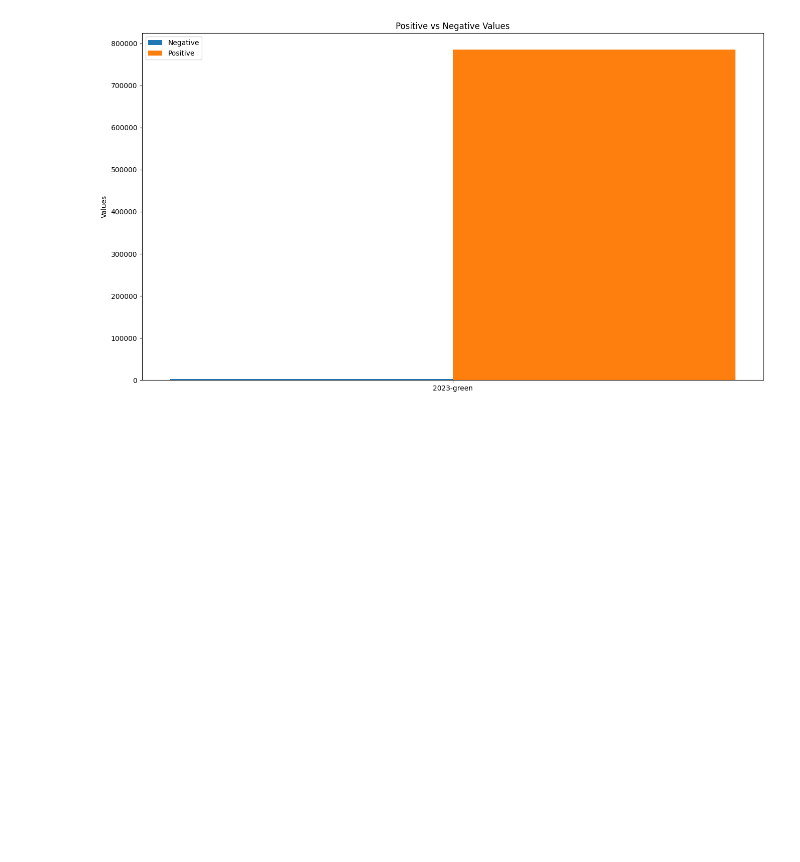
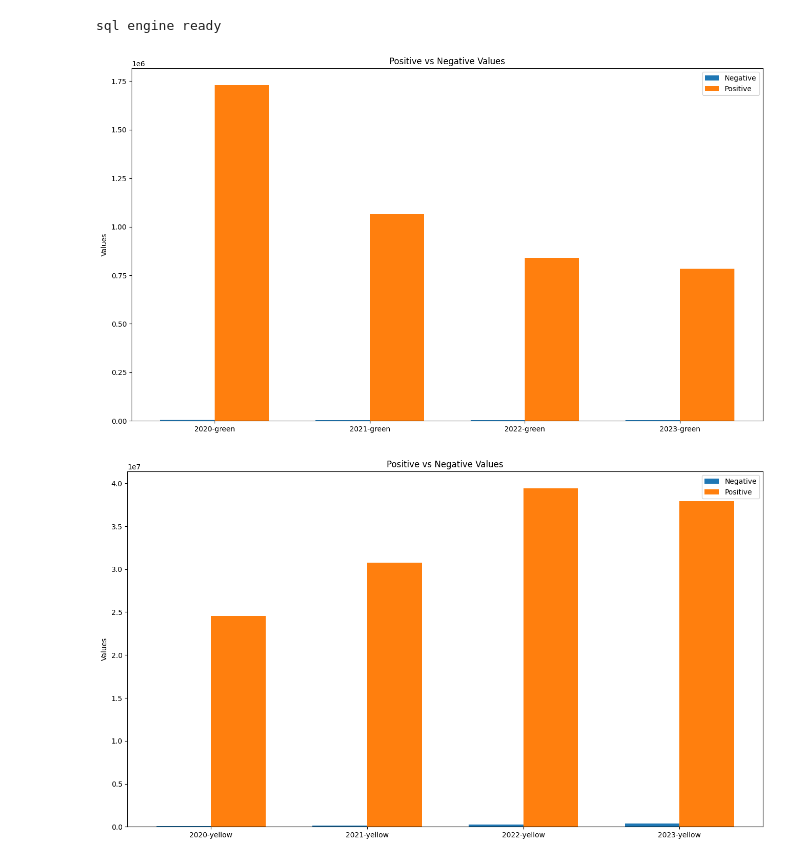
Before and after one commit to IshMakwana/DSCapstone, a Jupyter notebook: playground.ipynb, the cells around one changed output. Cells and saved outputs as stored; diff of their text form; code cells hidden in the pictures; blank space fills up the shorter version.

```diff
--- a/playground.ipynb
+++ b/playground.ipynb
@@ -2,11 +2,13 @@
 # Imports and constants
 import pandas as pd
 from sqlalchemy.sql import text
-from lib import Output, TaxiDBReader, GREEN, YELLOW, TABLES, tabulate, CHUNK_SIZE, TABLE_FORMAT, SEPARATOR, DR, getDF, COLUMNS, normalizedColumns
+from lib import Output, TaxiDBReader, GREEN, YELLOW, TABLES, tabulate, CHUNK_SIZE, TABLE_FORMAT, SEPARATOR, DR, getDF, COLUMNS, normalizedColumns, runSql, ALL_COLUMNS
 
 O = Output('output/ppt_output.txt')
 
-O.clear()
-O.out(SEPARATOR)
-O.out('DS Capstone')
-O.out(SEPARATOR)
+# O.clear()
+# O.out(SEPARATOR)
+# O.out('DS Capstone')
+# O.out(SEPARATOR)
+# %% [output]
+sql engine ready
@@ -13,3 +41,28 @@ O.out(SEPARATOR)
+# %%
+# deleting outliers - rows where location ids are not present in taxi zones
+# pu_location_id', 'do_location_id
+# pickup_datetime', 'dropoff_datetime
+def getSqls(table_name):
+    return [
+        ('Deleted rows with invalid location ids: ', f'DELETE FROM {table_name} WHERE pu_location_id NOT IN (SELECT location_id FROM taxi_zones) OR do_location_id NOT IN (SELECT location_id FROM taxi_zones)'),
+        ('Deleted rows with trip duration is negative, zero or > 8000 seconds: ', f'DELETE FROM {table_name} WHERE pickup_datetime >= dropoff_datetime OR (unixepoch(dropoff_datetime)-unixepoch(pickup_datetime)) > 8000'),
+        ('Deleted rows with trip distance > 20 miles: ', f'DELETE FROM {table_name} WHERE f_trip_distance > 20'),
+        ('Deleted rows with total amount > 100 USD: ', f'DELETE FROM {table_name} WHERE f_total_amount > 100'),
+    ]
+
+for t in TABLES:
+    taxi_type, year  = t
+    DR.setTable(year, taxi_type)
+    table_name = DR.getTableName()
+    O.out(f'table: {table_name}')
+    uniq_table_name = DR.getTableName('uniq_')
+
+    queries = getSqls(uniq_table_name)
+    for (m, sql) in queries:
+        res = runSql(text(sql), True)
+        O.out(f'{m} {res.rowcount}')
+
+    O.out(SEPARATOR)
 # %%
 import matplotlib.pyplot as plt
 import numpy as np
@@ -65,40 +114,43 @@ def posClause():
 def negClause():
     conditions = []
     for i,c in enumerate(numericals):
         if (i+1) % 4 == 0:
             conditions.append(f'\n\t\t{c} < 0')
         else:
             conditions.append(f'{c} < 0')
     return " OR ".join(conditions)
 
-cats = []
-vals = {'neg': [], 'pos': []}
+cats = {'green': [], 'yellow': []}
+vals = {'green': {'neg': [], 'pos': []}, 'yellow': {'neg': [], 'pos': []}}
+
 for t in TABLES:
     taxi_type, year  = t
     DR.setTable(year, taxi_type)
     table_name = DR.getTableName()
     O.out(f'table name: {table_name}')
 
     O.out(f'Negative values analysis')
     O.out(SEPARATOR)
 
     sql = text(f'''
     SELECT
         (SELECT COUNT(1) FROM {table_name} WHERE {posClause()}) as pos,
         (SELECT COUNT(1) FROM {table_name} WHERE {negClause()}) as neg
 ''')
     # print(sql)
     O.out(sql)
     df = getDF(sql)
     O.out(df, True)
 
-    cats.append(f'{year}-{taxi_type}')
-    vals['neg'].append(df['neg'].iloc[0])
-    vals['pos'].append(df['pos'].iloc[0])
+    cats[taxi_type].append(f'{year}-{taxi_type}')
+    vals[taxi_type]['neg'].append(df['neg'].iloc[0])
+    vals[taxi_type]['pos'].append(df['pos'].iloc[0])
 
-plotNegPos(cats, vals)
+plotNegPos(cats[GREEN], vals[GREEN])
+plotNegPos(cats[YELLOW], vals[YELLOW])
 # %% [output]
-[figure, old version]
+[figure, new version]
+[figure, added]
 # %%
 for t in TABLES:
     taxi_type, year  = t
```
Also changed, not shown: parts of 10 cells of this notebook, 6 other files.
